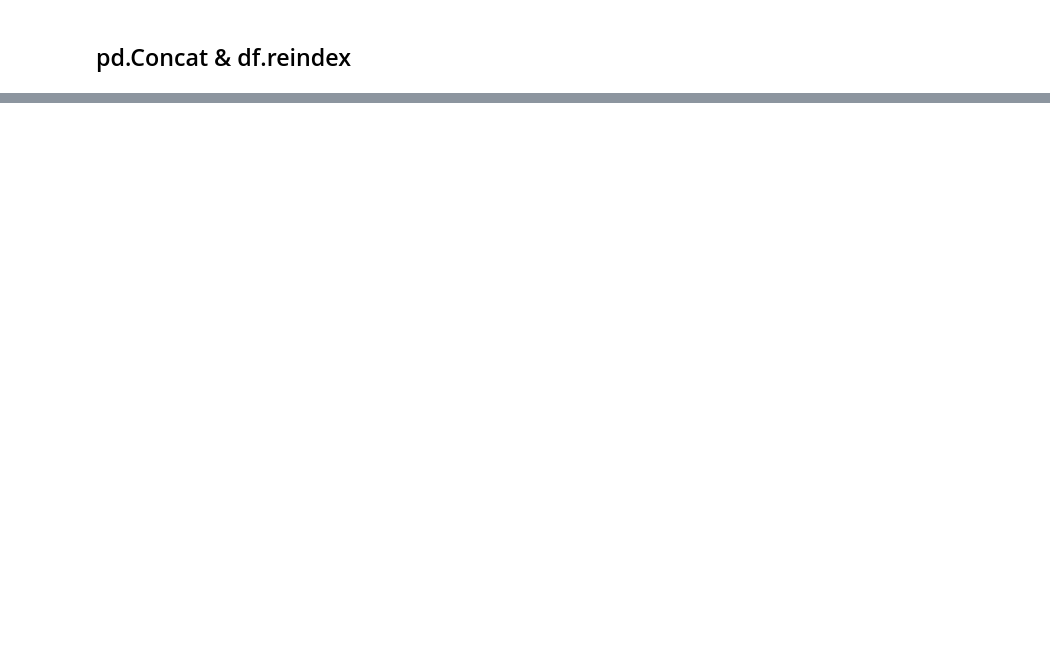
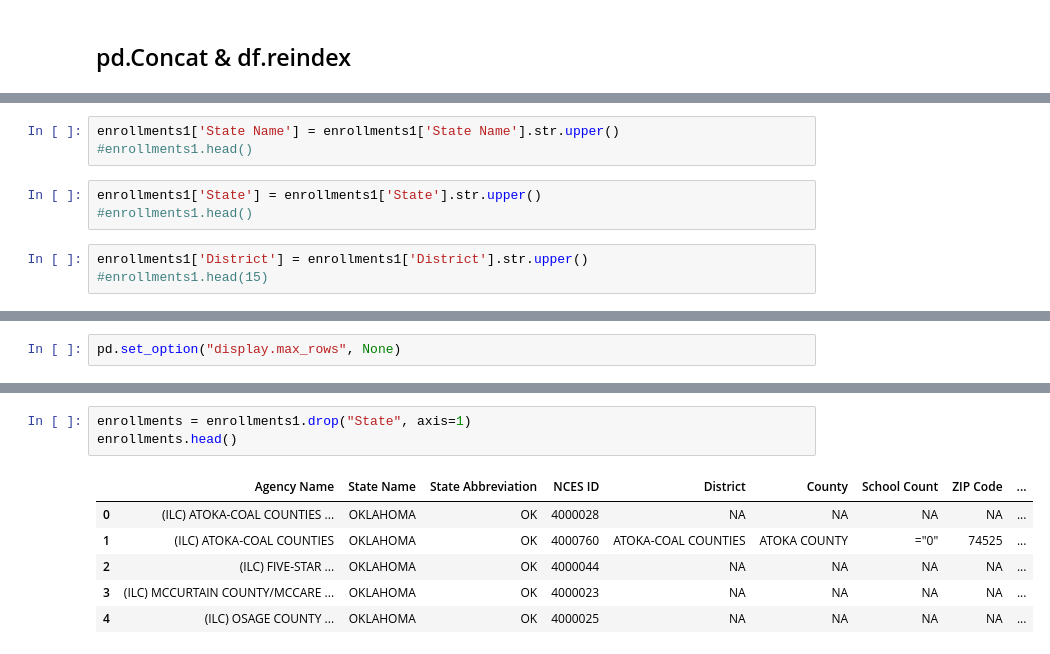
Before and after one commit to caitbrown12/NSS_Capstone, a Jupyter notebook: notebook/NCES_Enrollment_Data.ipynb, the cells around one changed output, grey strips where cells are left out. Cells and saved outputs as stored; diff of their text form; blank space fills up the shorter version.

Commit message:
Converted NCES table symbols to NA and NaN, converted several columns to all upper case, and removed the State column.

```diff
--- a/notebook/NCES_Enrollment_Data.ipynb
+++ b/notebook/NCES_Enrollment_Data.ipynb
@@ -126,0 +178,9 @@ enrollments = enrollments.reindex(columns = ['Agency Name', 'State Name', 'State
+# %%
+enrollments1['State Name'] = enrollments1['State Name'].str.upper()
+#enrollments1.head()
+# %%
+enrollments1['State'] = enrollments1['State'].str.upper()
+#enrollments1.head()
+# %%
+enrollments1['District'] = enrollments1['District'].str.upper()
+#enrollments1.head(15)
@@ -126,0 +189,2 @@ enrollments = enrollments.reindex(columns = ['Agency Name', 'State Name', 'State
+# %%
+pd.set_option("display.max_rows", None)
@@ -126,0 +273,10 @@ enrollments = enrollments.reindex(columns = ['Agency Name', 'State Name', 'State
+# %%
+enrollments = enrollments1.drop("State", axis=1)
+enrollments.head()
+# %% [output]
+|  | Agency Name | State Name | State Abbreviation | NCES ID | District | County | School Count | ZIP Code | ... |
+| 0 | (ILC) ATOKA-COAL COUNTIES ... | OKLAHOMA | OK | 4000028 | NA | NA | NA | NA | ... |
+| 1 | (ILC) ATOKA-COAL COUNTIES | OKLAHOMA | OK | 4000760 | ATOKA-COAL COUNTIES | ATOKA COUNTY | ="0" | 74525 | ... |
+| 2 | (ILC) FIVE-STAR ... | OKLAHOMA | OK | 4000044 | NA | NA | NA | NA | ... |
+| 3 | (ILC) MCCURTAIN COUNTY/MCCARE ... | OKLAHOMA | OK | 4000023 | NA | NA | NA | NA | ... |
+| 4 | (ILC) OSAGE COUNTY ... | OKLAHOMA | OK | 4000025 | NA | NA | NA | NA | ... |
```
Also changed, not shown: parts of 25 cells of this notebook.
